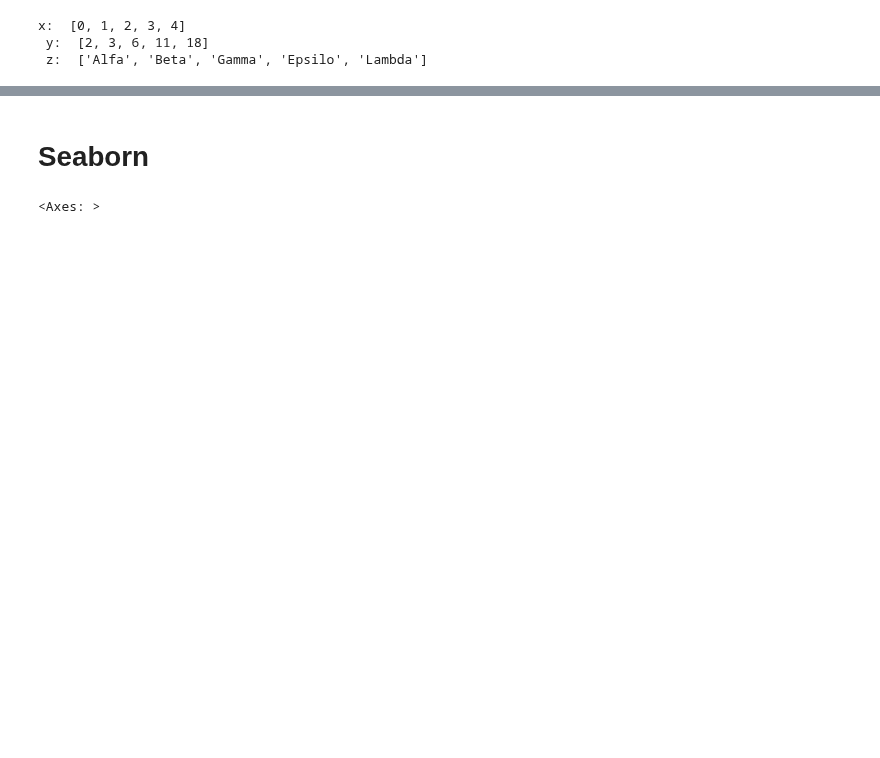
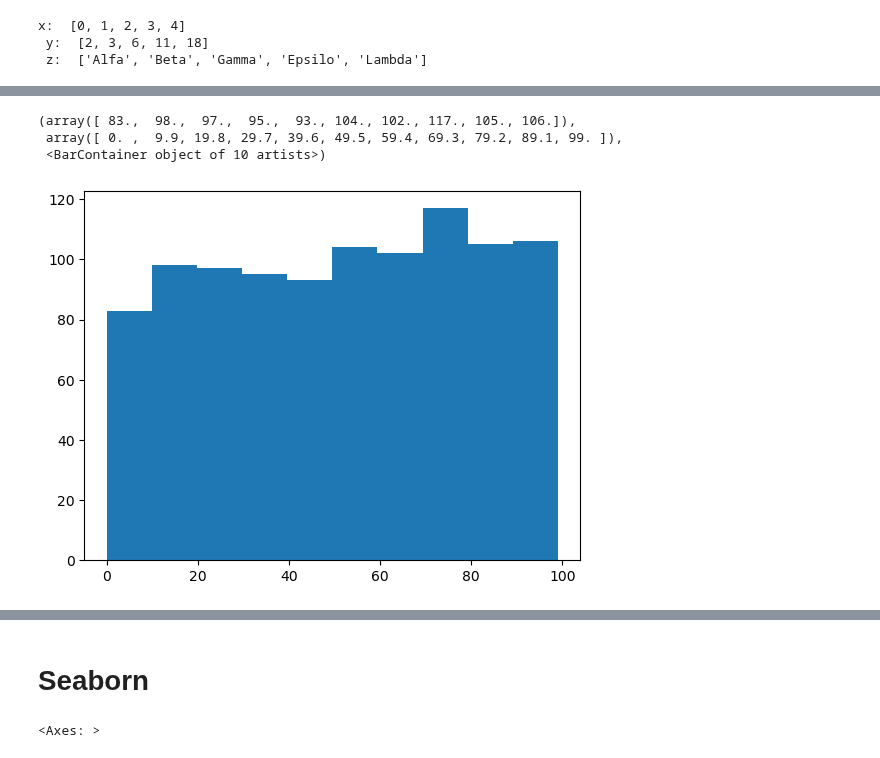
Before and after one commit to gamrodrigues/Coder, a Jupyter notebook: Aula 11.ipynb, the cells around one changed output, grey strips where cells are left out. Drawn from its saved outputs; the diff is of its cells as text; code cells hidden in the pictures; blank space fills up the shorter version.

```diff
--- a/Aula 11.ipynb
+++ b/Aula 11.ipynb
@@ -59,9 +91,14 @@ ax.scatter(x,y)
 # %%
-#dispersão
+#histograma
 np.random.seed(18)
-k=np.random.randint(0,10,100)
+k=np.random.randint(0,100,1000)
 fig,ax = plt.subplots()
 ax.hist(k)
+# %% [output]
+(array([ 83.,  98.,  97.,  95.,  93., 104., 102., 117., 105., 106.]),
+ array([ 0. ,  9.9, 19.8, 29.7, 39.6, 49.5, 59.4, 69.3, 79.2, 89.1, 99. ]),
+ <BarContainer object of 10 artists>)
+[figure, added]
 # %%
 fig,ax = plt.subplots()
 ax.hist(k, bins=5)
```
Also changed, not shown: parts of 26 cells of this notebook, 1 other file.
